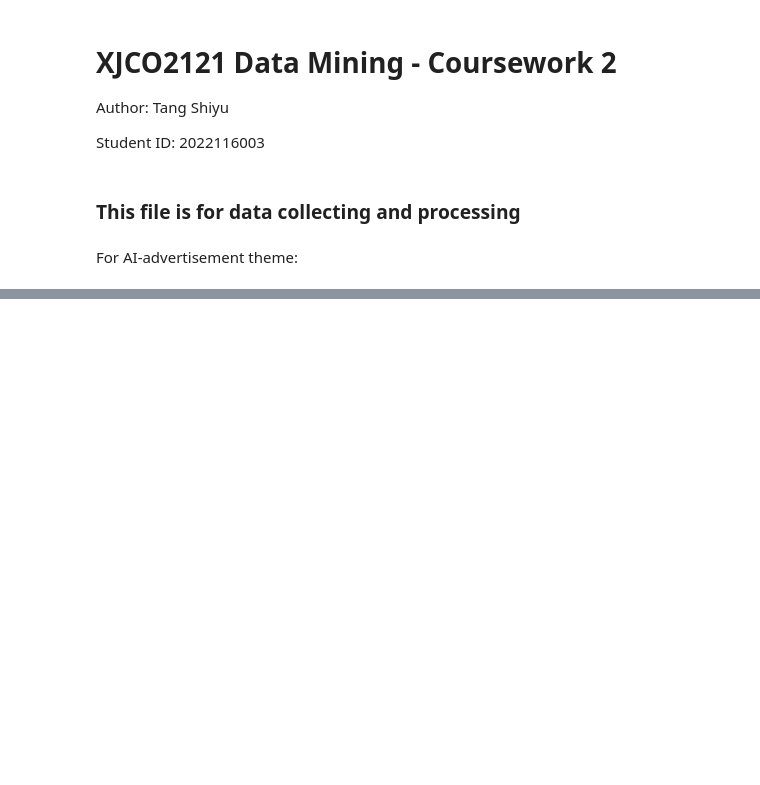
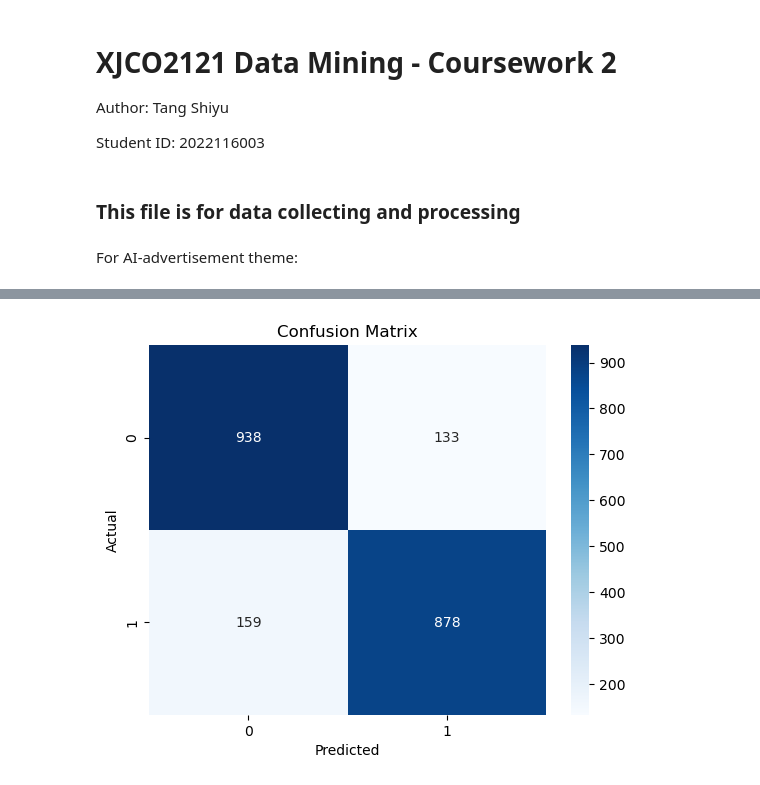
Before and after one commit to Luxraaaaay/Data-Mining, a Jupyter notebook: data_processing.ipynb, the cells around one changed output, grey strips where cells are left out. Drawn from its saved outputs; the diff is of its cells as text; code cells hidden in the pictures; blank space fills up the shorter version.

```diff
--- a/data_processing.ipynb
+++ b/data_processing.ipynb
@@ -45,0 +116,16 @@ After deleting repeated data, the number of data is 10539
+# %%
+df_ad['processed_content'] = df_ad['content'].apply(preprocess_text_zh)
+# Process the TF-IDF vectors
+vectorizer = TfidfVectorizer(analyzer='word', tokenizer=tokenizer, token_pattern=None, max_features=5000)
+X = vectorizer.fit_transform(df_ad['processed_content'])
+# %%
+# Split the training set and the test set
+X_train, X_test, y_train, y_test = train_test_split(X, df_ad['sentiment'], test_size=0.2, random_state=1)
+# Train the model
+classifier = MultinomialNB()
+classifier.fit(X_train, y_train)
+# Test the model
+predictions = classifier.predict(X_test)
+print("Accuracy:", accuracy_score(y_test, predictions))
+print("\nClassification Report:\n", classification_report(y_test, predictions))
+print("\nConfusion Matrix:\n", confusion_matrix(y_test, predictions))
@@ -45,0 +149,9 @@ After deleting repeated data, the number of data is 10539
+# %%
+conf_matrix = confusion_matrix(y_test, predictions)
+sns.heatmap(conf_matrix, annot=True, fmt='d', cmap='Blues')
+plt.title('Confusion Matrix')
+plt.xlabel('Predicted')
+plt.ylabel('Actual')
+plt.show()
+# %% [output]
+[figure, added]
```
Also changed, not shown: parts of 5 cells of this notebook, 4 other files.
